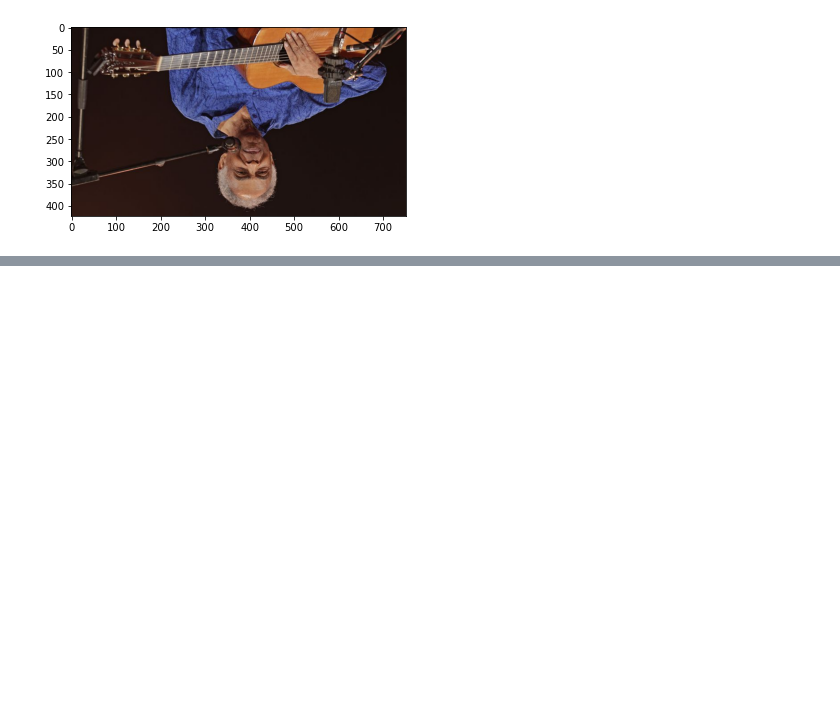
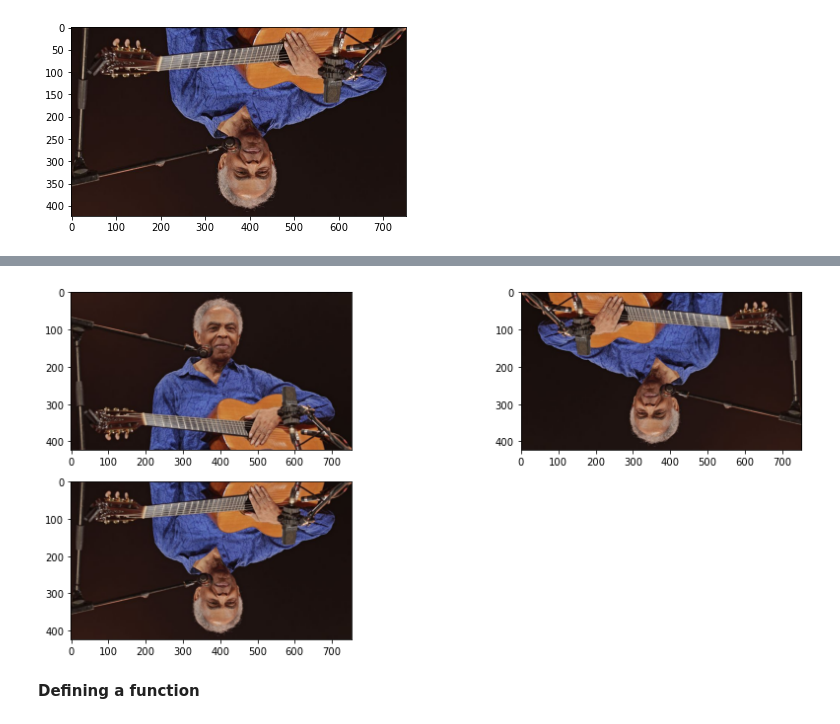
Before and after one commit to IgorMeloS/OpenCV_Training, a Jupyter notebook: OpenCV/1 - Basics OpenCV/image_transformation.ipynb, the cells around one changed output, grey strips where cells are left out. Saved outputs shown, nothing was run; the diff lists cells and outputs as text; code cells hidden in the pictures; blank space fills up the shorter version.

```diff
--- a/OpenCV/1 - Basics OpenCV/image_transformation.ipynb
+++ b/OpenCV/1 - Basics OpenCV/image_transformation.ipynb
@@ -127,0 +220,20 @@ plt.imshow(cv2.cvtColor(rotated, cv2.COLOR_BGR2RGB))
+# %%
+# Flipping horizontally
+flipped_h = cv2.flip(img, 1)
+# Flipping vertically
+flipped_v = cv2.flip(img, 0)
+# Flipping horizontally and vertically
+flipped_hv = cv2.flip(img, -1)
+# %%
+plt.figure(figsize=(15, 10))
+plt.subplot(3,2,1)
+plt.imshow(cv2.cvtColor(flipped_h, cv2.COLOR_BGR2RGB))
+plt.subplot(3,2,2)
+plt.imshow(cv2.cvtColor(flipped_v, cv2.COLOR_BGR2RGB))
+plt.subplot(3,2,3)
+plt.imshow(cv2.cvtColor(flipped_hv, cv2.COLOR_BGR2RGB))
+plt.show()
+# %% [output]
+[figure, added]
+# %% [markdown]
+**Defining a function**
```
Also changed, not shown: parts of 24 cells of this notebook.
